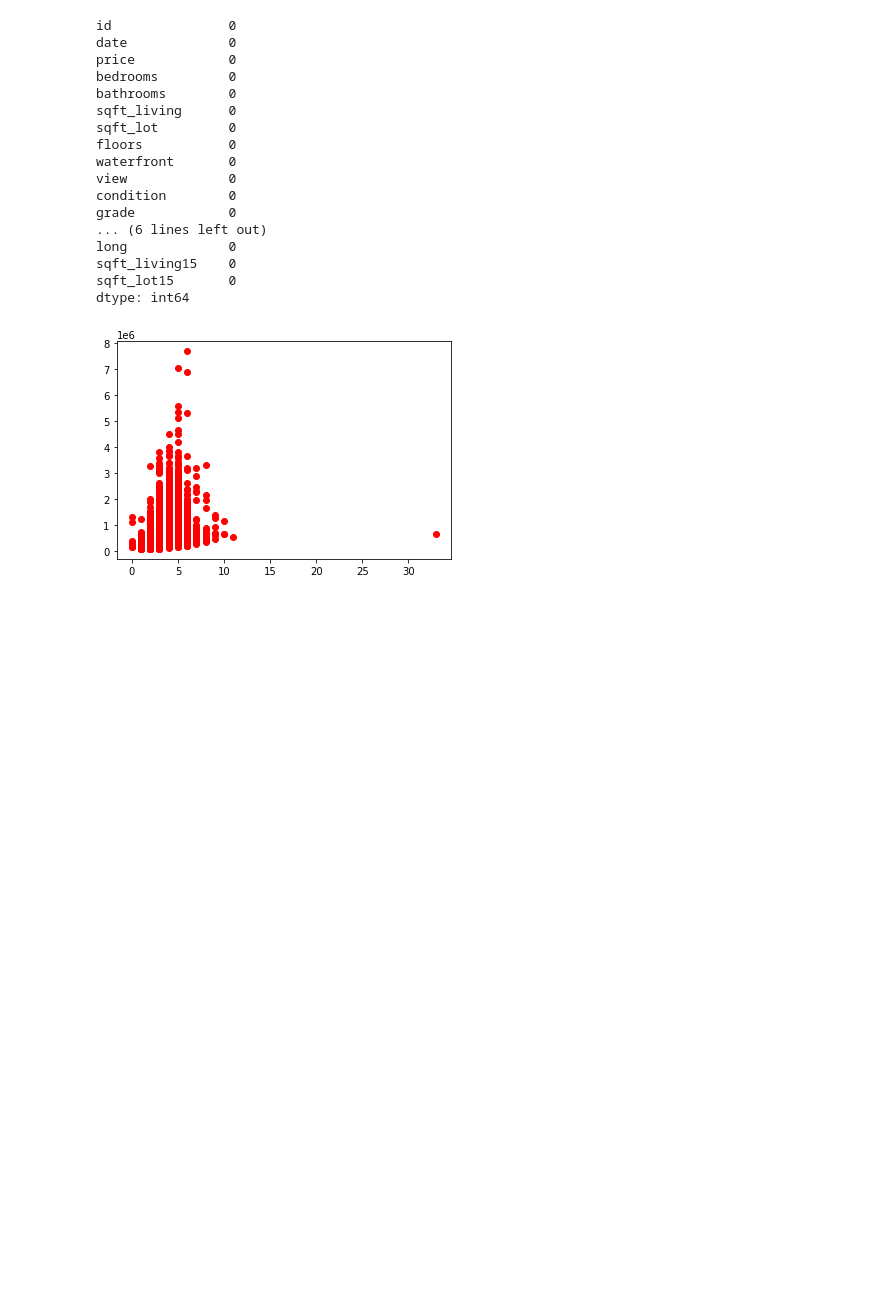
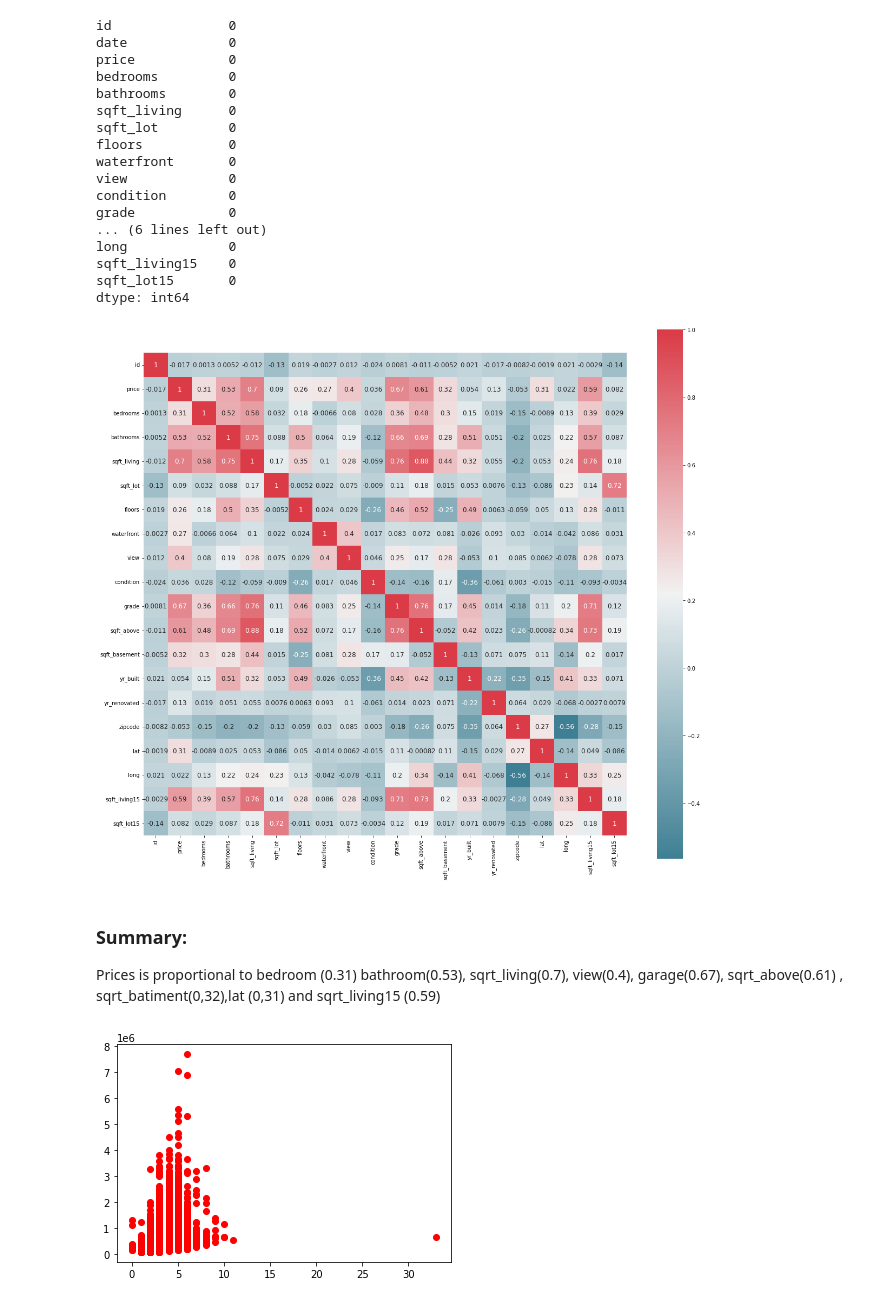
Before and after one commit to Abdou240/Python-Artificial_Intelligence, a Jupyter notebook: IA/IA_Checkpoint/First Step into machine Learning.ipynb, the cells around one changed output. Saved outputs shown, nothing was run; the diff lists cells and outputs as text; code cells hidden in the pictures; blank space fills up the shorter version.

```diff
--- a/IA/IA_Checkpoint/First Step into machine Learning.ipynb
+++ b/IA/IA_Checkpoint/First Step into machine Learning.ipynb
@@ -88,5 +88,24 @@ long             0
 sqft_living15    0
 sqft_lot15       0
 dtype: int64
+# %%
+import matplotlib.pyplot as plt
+import seaborn as sns
+def plot_correlation_map( df ):
+
+    corr = df.corr()
+
+    s , ax = plt.subplots( figsize =( 20 , 20 ) )
+
+    cmap = sns.diverging_palette( 220 , 10 , as_cmap = True )
+
+    s = sns.heatmap(corr, cmap = cmap, square=True, cbar_kws={ 'shrink' : .9 }, ax=ax, annot = True, annot_kws = { 'fontsize' : 12 })
+
+plot_correlation_map(data)
+# %% [output]
+[figure, added]
+# %% [markdown]
+### Summary:
+Prices is proportional to bedroom (0.31) bathroom(0.53), sqrt_living(0.7), view(0.4), garage(0.67), sqrt_above(0.61) , sqrt_batiment(0,32),lat (0,31) and sqrt_living15 (0.59)
 # %%
 import matplotlib.pyplot as plt
```
Also changed, not shown: parts of 59 cells of this notebook, 1 other file.
